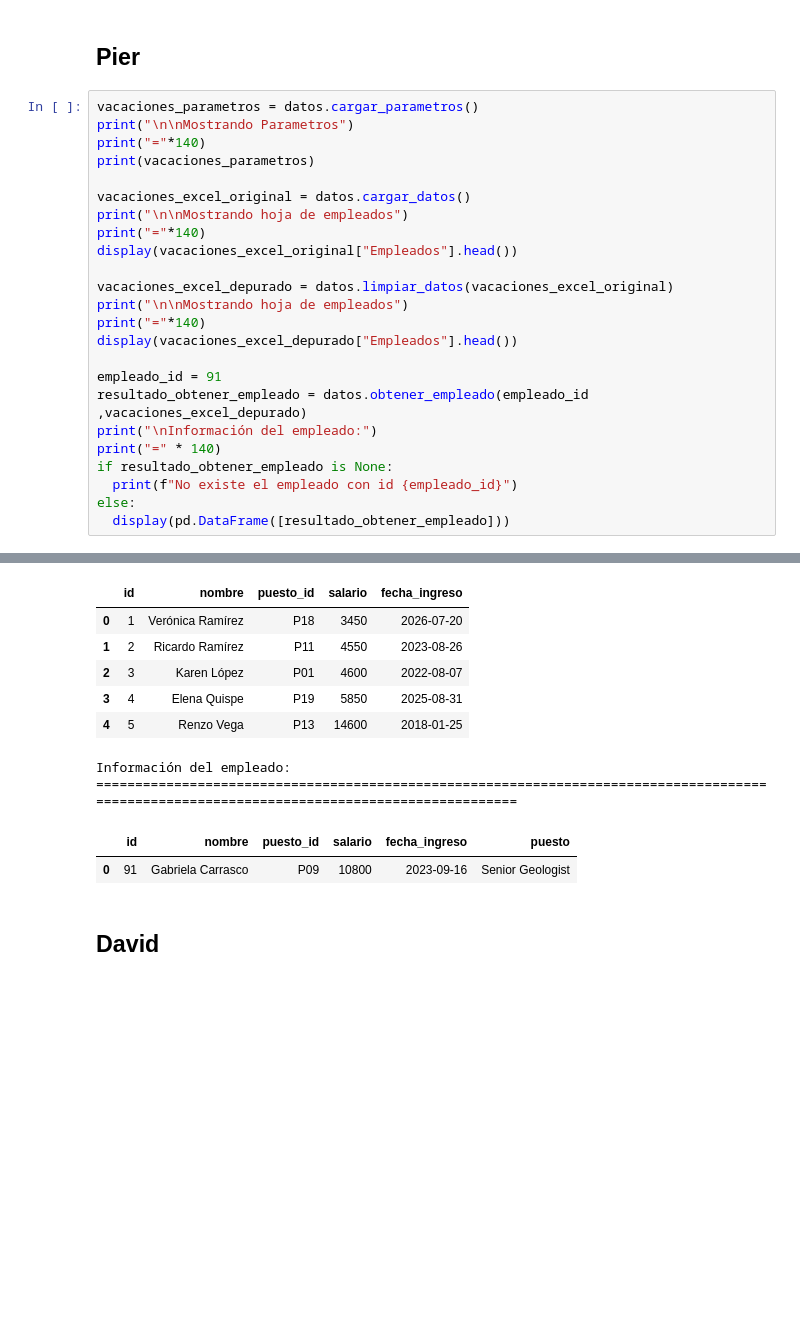
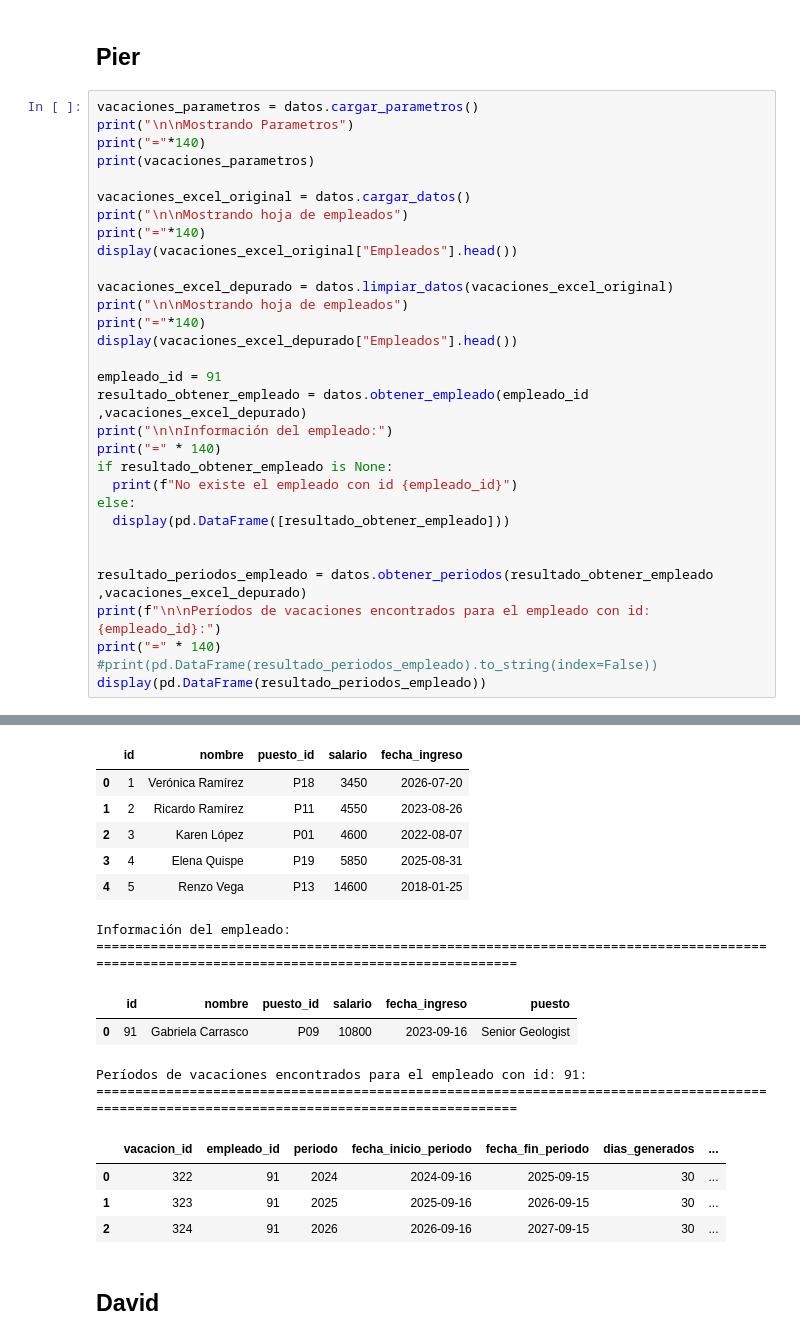
Before and after one commit to PIER-202621036/proyecto-gestion-vacaciones, a Jupyter notebook: notebooks/proyecto_gestion_vacaciones_equipo.ipynb, the cells around one changed output, grey strips where cells are left out. Drawn from its saved outputs; the diff is of its cells as text; blank space fills up the shorter version.

```diff
--- a/notebooks/proyecto_gestion_vacaciones_equipo.ipynb
+++ b/notebooks/proyecto_gestion_vacaciones_equipo.ipynb
@@ -373,38 +373,51 @@ display(vacaciones_excel_depurado["Empleados"].head())
 
 empleado_id = 91
 resultado_obtener_empleado = datos.obtener_empleado(empleado_id ,vacaciones_excel_depurado)
-print("\nInformación del empleado:")
+print("\n\nInformación del empleado:")
 print("=" * 140)
 if resultado_obtener_empleado is None:
   print(f"No existe el empleado con id {empleado_id}")
 else:
   display(pd.DataFrame([resultado_obtener_empleado]))
+
+
+resultado_periodos_empleado = datos.obtener_periodos(resultado_obtener_empleado ,vacaciones_excel_depurado)
+print(f"\n\nPeríodos de vacaciones encontrados para el empleado con id: {empleado_id}:")
+print("=" * 140)
+#print(pd.DataFrame(resultado_periodos_empleado).to_string(index=False))
+display(pd.DataFrame(resultado_periodos_empleado))
 # %% [output]
 Mostrando Parametros
 ============================================================================================================================================
 {'estado_gozada': 'Gozada', 'estado_programada': 'Programada', 'decision_aprobada': 'Aprobada', 'decision_pendiente': 'Pendiente', 'tipo_venta': 'Venta_50', 'respuesta_acepto': 'Aceptó', 'fecha_corte' ...
 
 
 Mostrando hoja de empleados
 ============================================================================================================================================
 |  | id | nombre | puesto_id | salario | fecha_ingreso |
 | 0 | 1 | Verónica Ramírez | P18 | 3450 | 2026-07-20 |
 | 1 | 2 | Ricardo Ramírez | P11 | 4550 | 2023-08-26 |
 | 2 | 3 | Karen López | P01 | 4600 | 2022-08-07 |
 | 3 | 4 | Elena Quispe | P19 | 5850 | 2025-08-31 |
 | 4 | 5 | Renzo Vega | P13 | 14600 | 2018-01-25 |
 Mostrando hoja de empleados
 ============================================================================================================================================
 |  | id | nombre | puesto_id | salario | fecha_ingreso |
 | 0 | 1 | Verónica Ramírez | P18 | 3450 | 2026-07-20 |
 | 1 | 2 | Ricardo Ramírez | P11 | 4550 | 2023-08-26 |
 | 2 | 3 | Karen López | P01 | 4600 | 2022-08-07 |
 | 3 | 4 | Elena Quispe | P19 | 5850 | 2025-08-31 |
 | 4 | 5 | Renzo Vega | P13 | 14600 | 2018-01-25 |
 Información del empleado:
 ============================================================================================================================================
 |  | id | nombre | puesto_id | salario | fecha_ingreso | puesto |
 | 0 | 91 | Gabriela Carrasco | P09 | 10800 | 2023-09-16 | Senior Geologist |
+Períodos de vacaciones encontrados para el empleado con id: 91:
+============================================================================================================================================
+|  | vacacion_id | empleado_id | periodo | fecha_inicio_periodo | fecha_fin_periodo | dias_generados | ... |
+| 0 | 322 | 91 | 2024 | 2024-09-16 | 2025-09-15 | 30 | ... |
+| 1 | 323 | 91 | 2025 | 2025-09-16 | 2026-09-15 | 30 | ... |
+| 2 | 324 | 91 | 2026 | 2026-09-16 | 2027-09-15 | 30 | ... |
 # %% [markdown]
 ## David
 # %%
```
